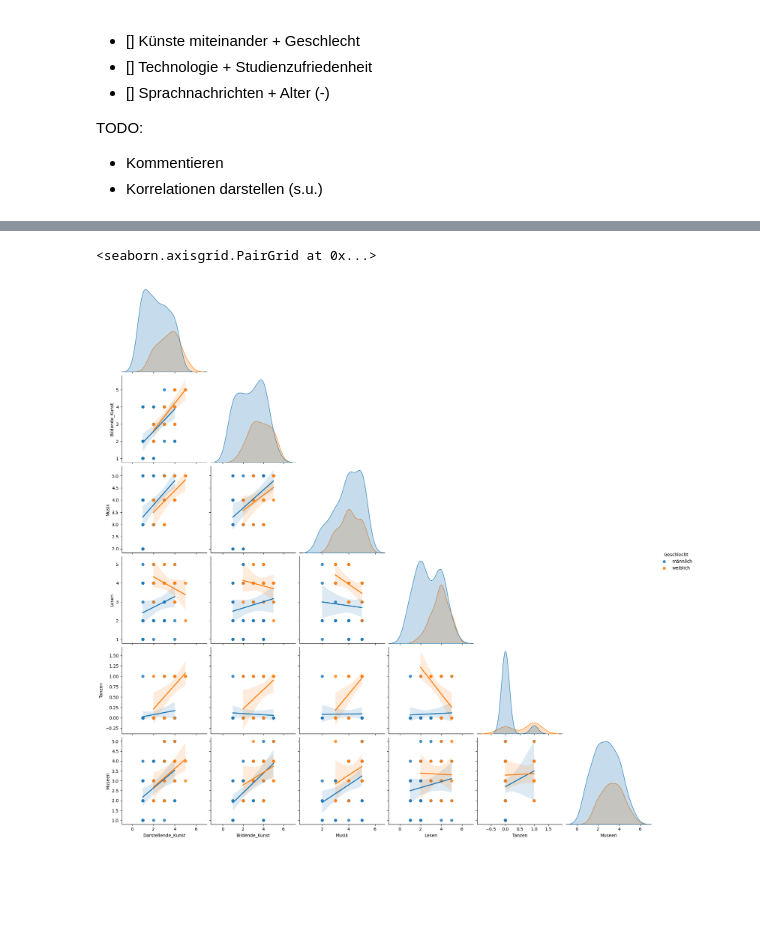
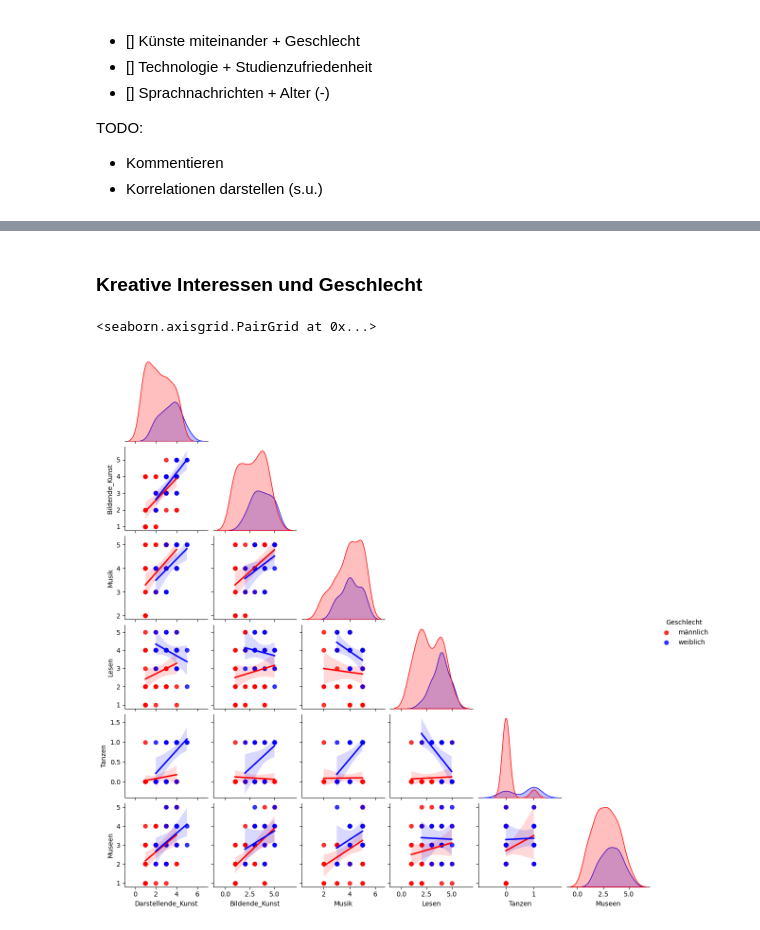
Before and after one commit to JulianCatnip/StudentMatcher, a Jupyter notebook: 02_Korrelationsanalyse.ipynb, the cells around one changed output, grey strips where cells are left out. Cells and saved outputs as stored; diff of their text form; code cells hidden in the pictures; blank space fills up the shorter version.

Commit message:
Korrelationsanalyse neue Plots

```diff
--- a/02_Korrelationsanalyse.ipynb
+++ b/02_Korrelationsanalyse.ipynb
@@ -141,16 +157,11 @@ Correlation between 'Tanzen' and 'Geschlecht_num': -0.5513661078227865
+# %% [markdown]
+### Kreative Interessen und Geschlecht
 # %%
-sb.pairplot(data,
-            hue='Geschlecht',
-            kind="reg",
-            height=3,
-            vars=['Darstellende_Kunst',
-                  'Bildende_Kunst',
-                  'Musik',
-                  'Lesen',
-                  'Tanzen',
-                  'Museen'
-                 ],
-           corner=True)
+interessen = ['Darstellende_Kunst', 'Bildende_Kunst', 'Musik', 'Lesen', 'Tanzen', 'Museen']
+sb.pairplot(
+      data, hue='Geschlecht', kind='reg', height=2,
+      vars=interessen, palette=["red", "blue"], corner=True
+)
 # %% [output]
 <seaborn.axisgrid.PairGrid at 0x...>
-[figure, old version]
+[figure, new version]
```
Also changed, not shown: parts of 33 cells of this notebook, 1 other file.
